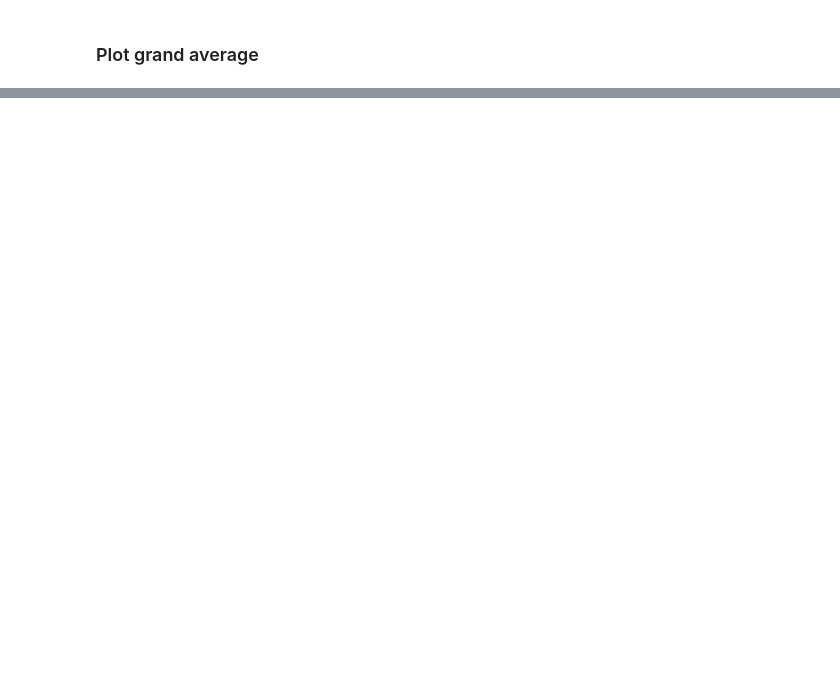
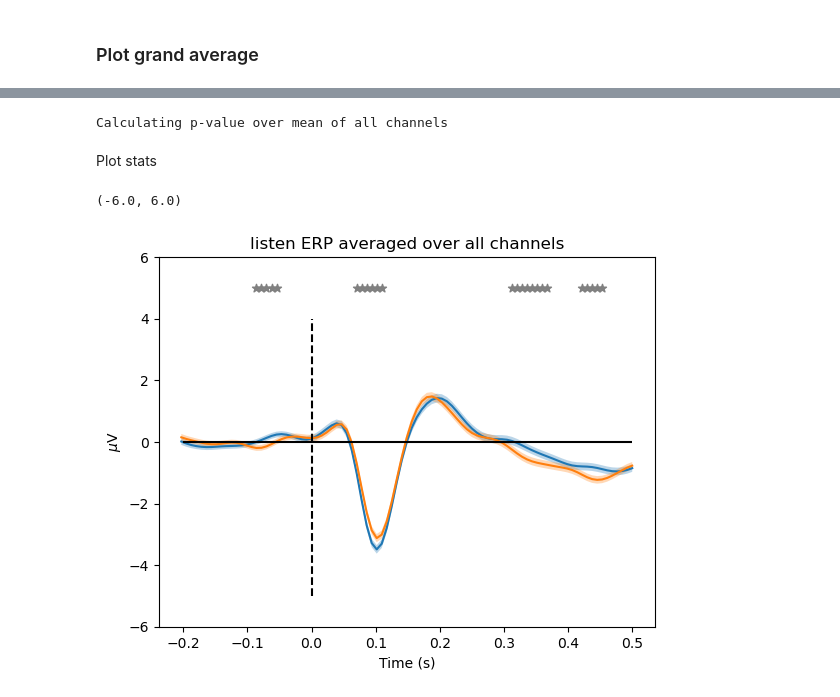
Before and after one commit to haiqin-zhang/AM-EEG, a Jupyter notebook: pipelines_LM/ave_ERPs.ipynb, the cells around one changed output, grey strips where cells are left out. Saved outputs shown, nothing was run; the diff lists cells and outputs as text; code cells hidden in the pictures; blank space fills up the shorter version.

```diff
--- a/pipelines_LM/ave_ERPs.ipynb
+++ b/pipelines_LM/ave_ERPs.ipynb
@@ -131,0 +176,17 @@ NOTE: pick_channels() is a legacy function. New code should use inst.pick(...).
+# %%
+#prepare data
+test_pre = concat_epochs_pre.get_data()
+test_post = concat_epochs_post.get_data()
+
+n_events = test_pre.shape[0]
+n_channels = test_pre.shape[1]
+n_timepoints = test_pre.shape[2]
+
+to_compare = [test_pre, test_post]
+
+#channels of interest
+p_channels = ['Cz', 'FCz']
+eeg_channels = ch_names_72[0:64]
+p_ch_idx = ch_index(p_channels)
+
+ch_totest = 'all'
@@ -132 +221,61 @@ NOTE: pick_channels() is a legacy function. New code should use inst.pick(...).
+# %%
+#calculate p-value
+p_values = p_times([test_pre, test_post], channels = ch_totest)
+# %% [output]
+Calculating p-value over mean of all channels
+# %% [markdown]
+Plot stats
+# %%
+#time vector
+erp_times = concat_epochs_post.times
+
+
+######################
+# COMPARISON FIGURE
+######################
+plt.figure()
+
+for data in to_compare:
+
+    if ch_totest == 'all':
+        plt.title(f'{task} ERP averaged over all channels')
+        mean_data = data.mean(axis=0)[0:64].mean(axis = 0)
+        sem_data = data.std(axis=0)[0:64].mean(axis = 0) / np.sqrt(test_pre.shape[0])
+
+    elif ch_totest == p_channels:
+
+        plt.title(f'{task} ERP averaged over {p_channels} channels')
+        mean_data = data.mean(axis=0)[p_ch_idx].mean(axis = 0)
+        sem_data = data.std(axis=0)[p_ch_idx].mean(axis = 0) / np.sqrt(test_pre.shape[0])
+
+
+    #rescale data
+    mean_data = np.array([x * 1000000 for x in mean_data])
+    sem_data = np.array([x * 1000000 for x in sem_data])
+
+    plt.plot(erp_times, mean_data, label='Mean')
+    plt.fill_between(erp_times, mean_data - sem_data, mean_data + sem_data, alpha=0.3)
+
+
+
+#############################
+#plot significant points
+###############################
+#find timepoints where ERP is significantly different
+sig_idx = [index for index, item in enumerate(p_values) if item < 0.05]
+max_y = max(np.max(test_pre), np.max(test_post))
+y = [5]*len(sig_idx)
+plt.scatter(erp_times[sig_idx], y, marker="*", color='grey')
+
+
+plt.hlines(0, -0.2, 0.5, color = 'black')
+plt.vlines(0, -5, 4, color = 'black', linestyles= '--')
+
+
+plt.ylabel('$\mu$V')
+plt.xlabel('Time (s)')
+plt.ylim(-6,6)
+# %% [output]
+(-6.0, 6.0)
+[figure, added]
 # %%
```
Also changed, not shown: parts of 8 cells of this notebook, 8 other files.
